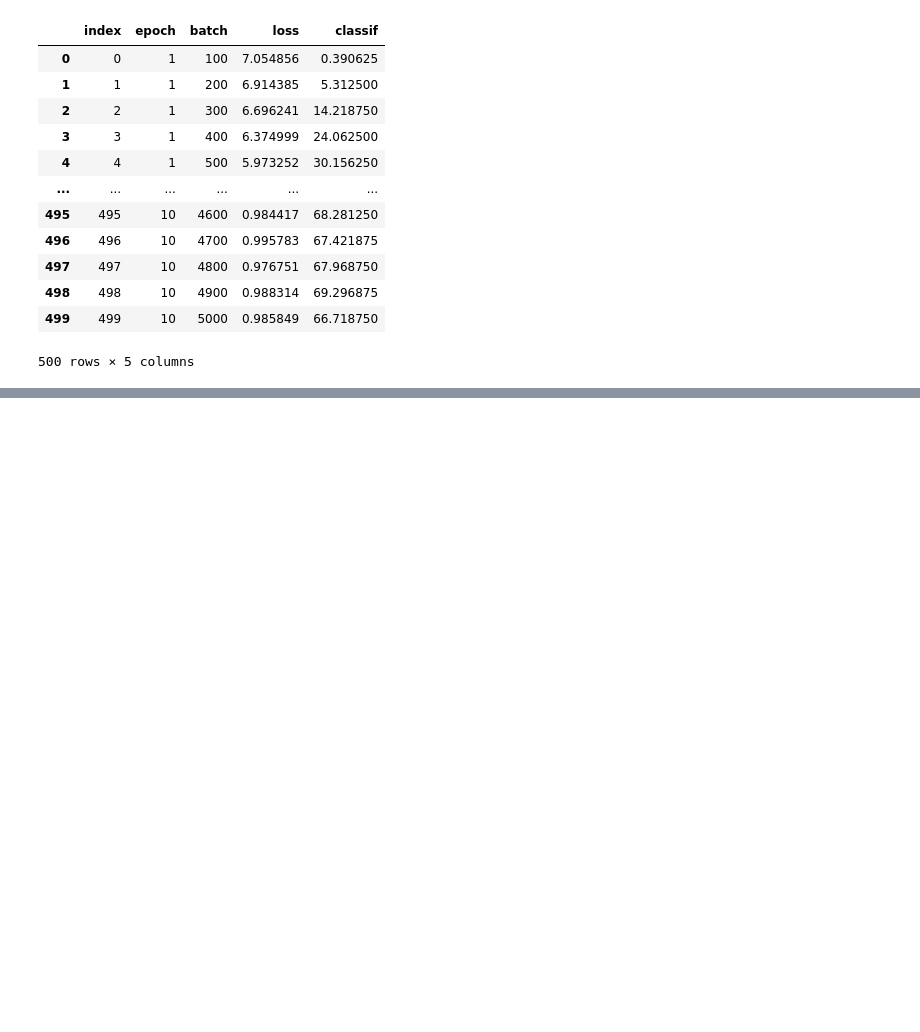
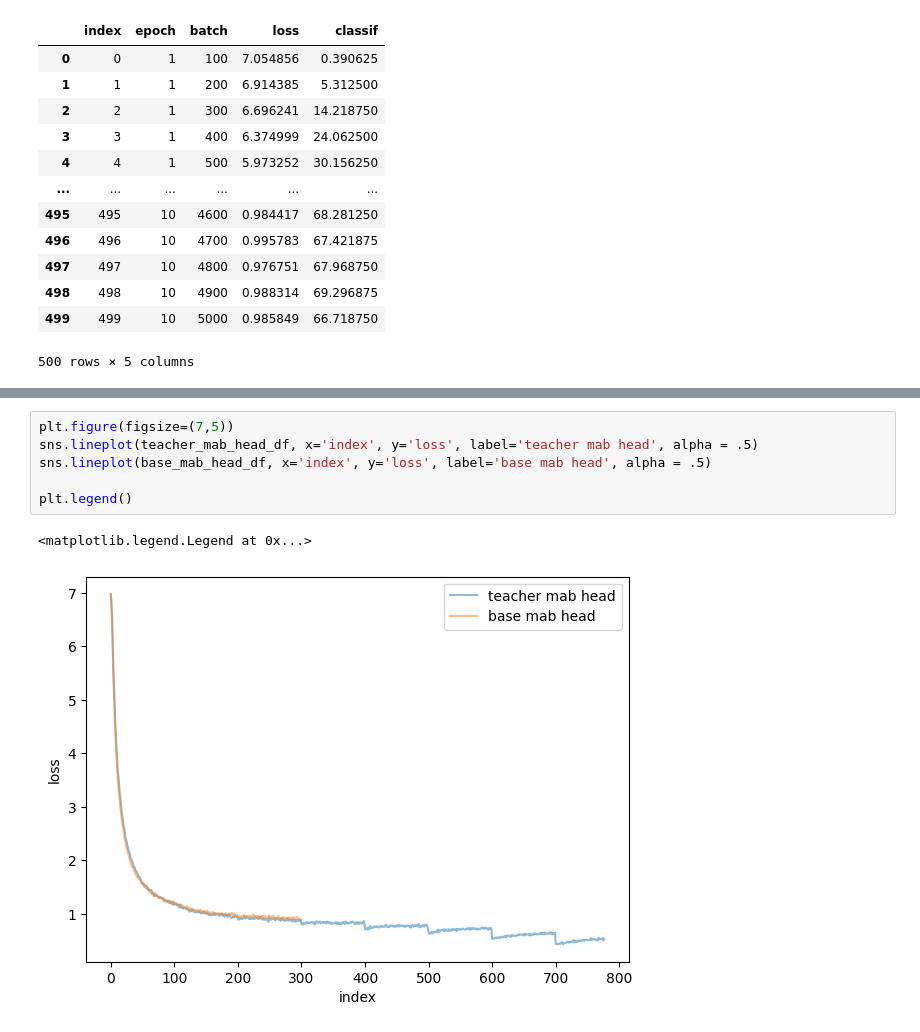
Before and after one commit to gdbmanu/S3C, a Jupyter notebook: notebooks/03_results_analysis.ipynb, the cells around one changed output, grey strips where cells are left out. Drawn from its saved outputs; the diff is of its cells as text; blank space fills up the shorter version.

```diff
--- a/notebooks/03_results_analysis.ipynb
+++ b/notebooks/03_results_analysis.ipynb
@@ -171,0 +244,9 @@ plt.legend()
+# %%
+plt.figure(figsize=(7,5))
+sns.lineplot(teacher_mab_head_df, x='index', y='loss', label='teacher mab head', alpha = .5)
+sns.lineplot(base_mab_head_df, x='index', y='loss', label='base mab head', alpha = .5)
+
+plt.legend()
+# %% [output]
+<matplotlib.legend.Legend at 0x...>
+[figure, added]
```
Also changed, not shown: parts of 7 cells of this notebook, 3 other files.
